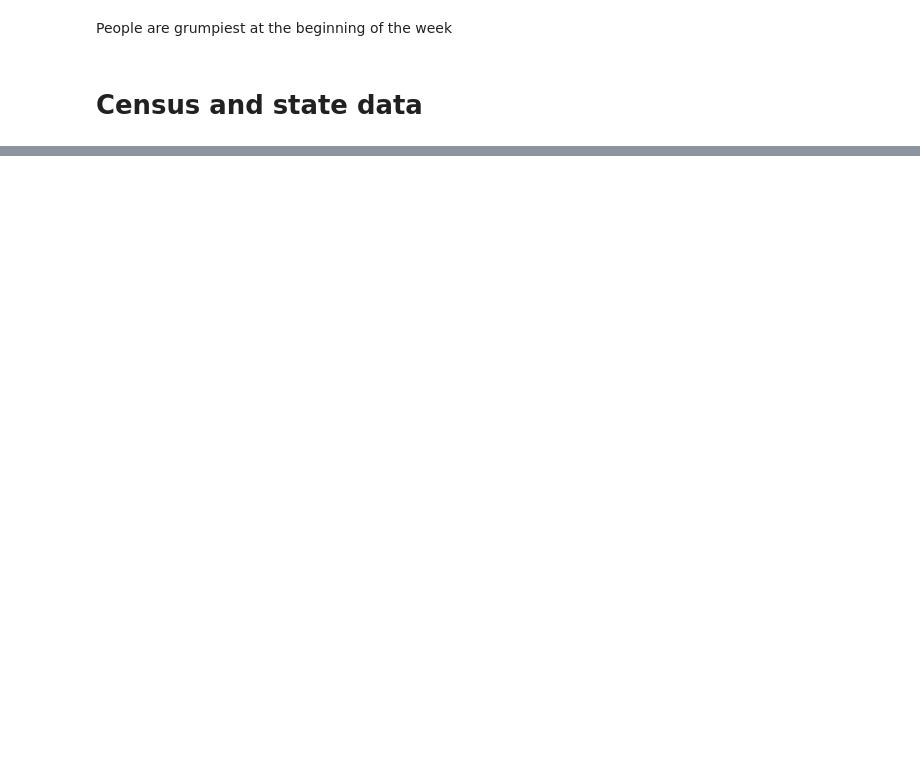
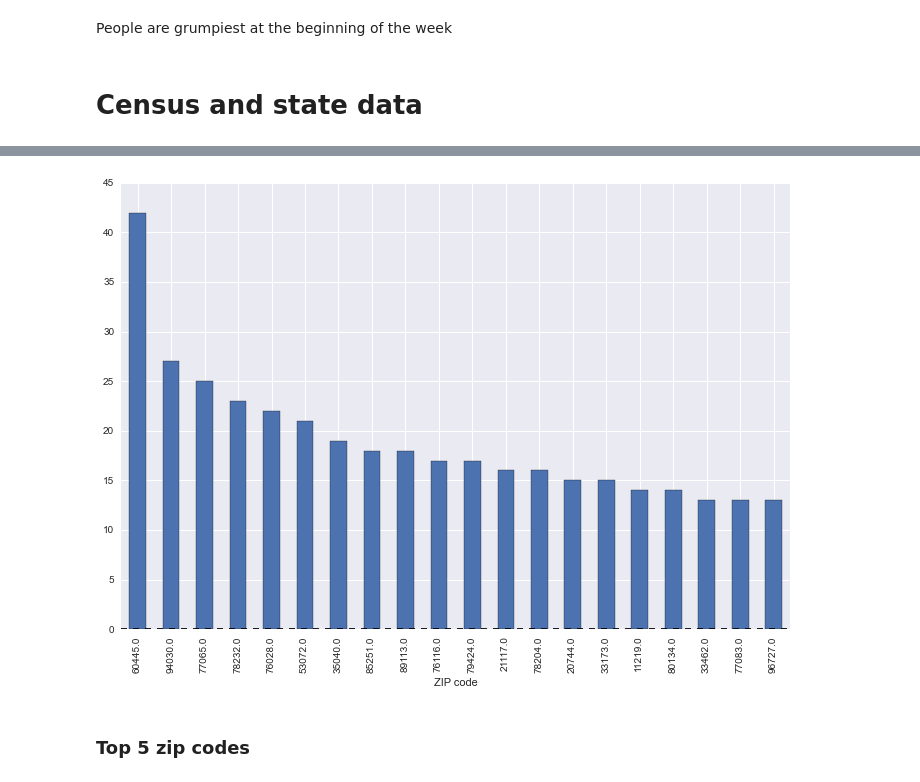
Before and after one commit to tiyd-python-2015-01/consumer-complaints, a Jupyter notebook: CFPB data.ipynb, the cells around one changed output, grey strips where cells are left out. Cells and saved outputs as stored; diff of their text form; code cells hidden in the pictures; blank space fills up the shorter version.

```diff
--- a/CFPB data.ipynb
+++ b/CFPB data.ipynb
@@ -170,0 +299,7 @@ census_complaints.index[55]
+# %%
+cfpb_data.groupby("ZIP code").size().nlargest(20).plot(kind="bar", figsize=(12,8))
+plt.show()
+# %% [output]
+[figure, added]
+# %% [markdown]
+### Top 5 zip codes
```
Also changed, not shown: parts of 34 cells of this notebook.
